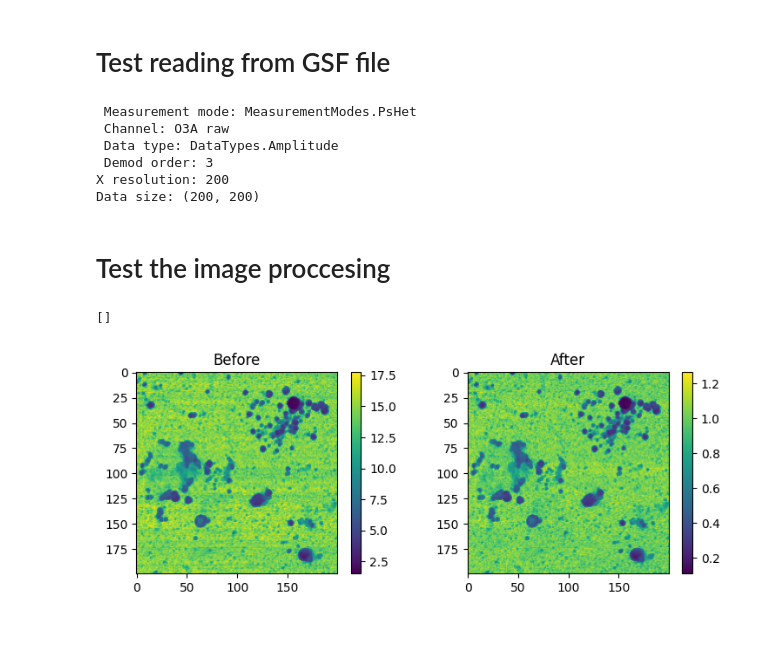
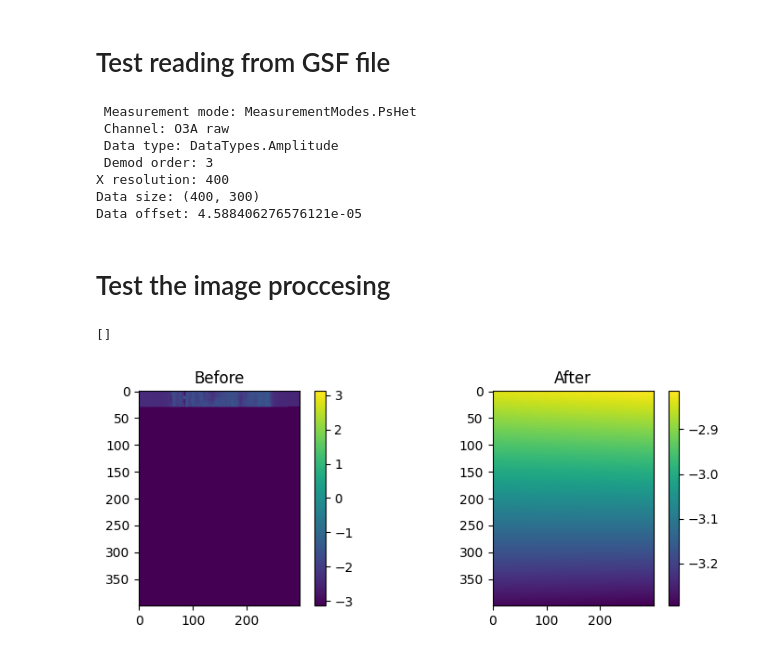
Before and after one commit to ngergihun/pySNOM, a Jupyter notebook: pySNOM/examples/imageprocess.ipynb, the cells around one changed output. Cells and saved outputs as stored; diff of their text form; code cells hidden in the pictures.

```diff
--- a/pySNOM/examples/imageprocess.ipynb
+++ b/pySNOM/examples/imageprocess.ipynb
@@ -6,50 +6,53 @@ import pySNOM
 from pySNOM import readers, images
 import os
 
-fdata = 'datasets/testPsHet O3A raw.gsf'
-finfo = 'datasets/testinfofile.txt'
+fdata = 'datasets/2024-07-20 120104 PH fs+E-NP-line28 O3P raw.gsf'
+# finfo = 'datasets/testinfofile.txt'
 data_reader = readers.GsfReader(os.path.join(pySNOM.__path__[0], fdata))
 gsfimage = data_reader.read()
-info_reader = readers.NeaInfoReader(os.path.join(pySNOM.__path__[0], finfo))
-infodict = info_reader.read()
+# info_reader = readers.NeaInfoReader(os.path.join(pySNOM.__path__[0], finfo))
+# infodict = info_reader.read()
 
 channel_name = 'O3A raw'
-phaseimage = images.GwyImage(gsfimage,filename=fdata,info=infodict)
+phaseimage = images.GwyImage(gsfimage,filename=fdata)
 phaseimage.channel = channel_name
-# phaseimage.mode = pySNOM.defaults.image_mode_defs["2D (PsHet)"]
+phaseimage.mode = pySNOM.defaults.image_mode_defs["2D (PsHet)"]
 
 print(f' Measurement mode: {phaseimage.mode}\n Channel: {phaseimage.channel}\n Data type: {phaseimage.datatype}\n Demod order: {phaseimage.order}')
 print(f'X resolution: {phaseimage.xres}')
 print(f'Data size: {np.shape(phaseimage.data)}')
+print(f'Data offset: {phaseimage.xoff}')
 # %% [output]
  Measurement mode: MeasurementModes.PsHet
  Channel: O3A raw
  Data type: DataTypes.Amplitude
  Demod order: 3
-X resolution: 200
-Data size: (200, 200)
+X resolution: 400
+Data size: (400, 300)
+Data offset: 4.588406276576121e-05
 # %% [markdown]
 # Test the image proccesing
 # %%
 import matplotlib.pyplot as plt
 # Plotting the BEFORE
 px = 1/plt.rcParams['figure.dpi']
 fig, (ax1, ax2) = plt.subplots(1,2,figsize=(900*px, 300*px))
 im1 = ax1.imshow(phaseimage.data)
 ax1.set_title('Before')
 fig.colorbar(im1,ax=ax1)
 
 # Processing
 
-transformer = images.LineLevel(method="median", datatype=phaseimage.datatype)
-d = transformer.transform(phaseimage.data)
+# transformer = images.RotatePhase(degree=0.0)
+transformer = images.BackgroundPolyFit(xorder=1,yorder=1)
+d, b = transformer.transform(phaseimage.data)
 
 # Plotting the AFTER
-im2= ax2.imshow(d)
+im2= ax2.imshow(b)
 ax2.set_title('After')
 fig.colorbar(im2,ax=ax2)
 
 plt.plot()
 # %% [output]
 []
-[figure, old version]
+[figure, new version]
```
Also changed, not shown: parts of 2 cells of this notebook, 1 other file.
